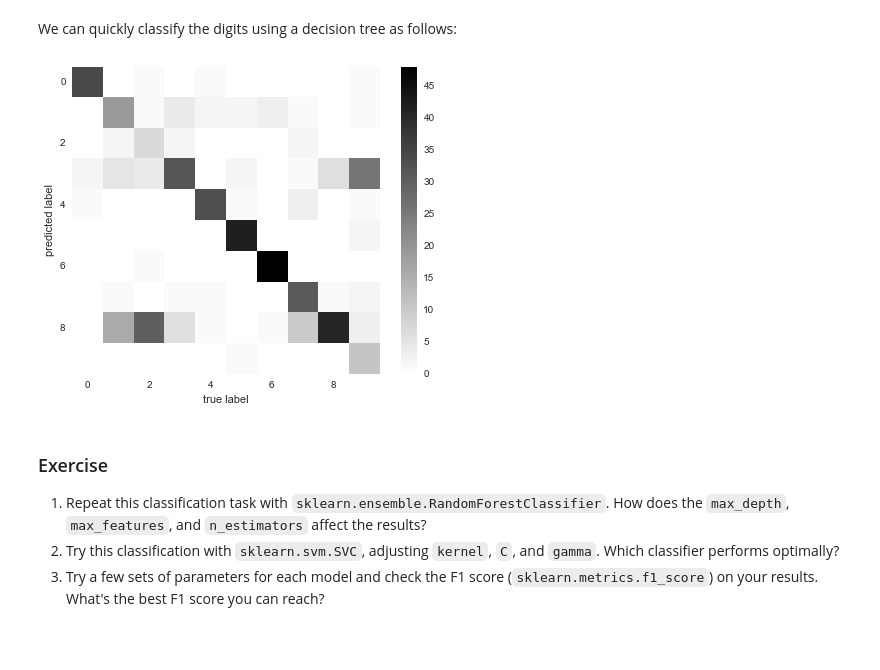
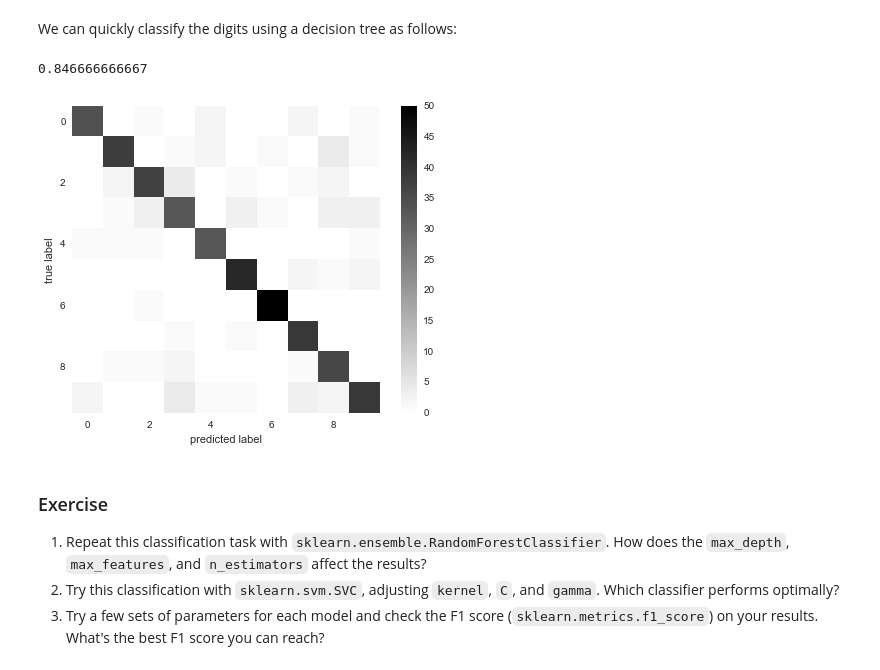
Before and after one commit to jakevdp/OsloWorkshop2014, a Jupyter notebook: notebooks/03.2-Regression-Forests.ipynb, the cells around one changed output. Saved outputs shown, nothing was run; the diff lists cells and outputs as text; code cells hidden in the pictures; blank space fills up the shorter version.

```diff
--- a/notebooks/03.2-Regression-Forests.ipynb
+++ b/notebooks/03.2-Regression-Forests.ipynb
@@ -183,20 +187,23 @@ We can quickly classify the digits using a decision tree as follows:
 # %%
 from sklearn.cross_validation import train_test_split
 from sklearn import metrics
 
 Xtrain, Xtest, ytrain, ytest = train_test_split(X, y, random_state=0)
-clf = DecisionTreeClassifier(max_depth=5)
+clf = DecisionTreeClassifier(max_depth=11)
 clf.fit(Xtrain, ytrain)
 ypred = clf.predict(Xtest)
 
 plt.imshow(metrics.confusion_matrix(ypred, ytest),
            interpolation='nearest', cmap=plt.cm.binary)
 plt.grid(False)
 plt.colorbar()
-plt.xlabel("true label")
-plt.ylabel("predicted label");
+plt.xlabel("predicted label")
+plt.ylabel("true label");
+
+print(metrics.accuracy_score(ypred, ytest))
 # %% [output]
+0.846666666667
-[figure, old version]
+[figure, new version]
 # %% [markdown]
 ### Exercise
 1. Repeat this classification task with ``sklearn.ensemble.RandomForestClassifier``.  How does the ``max_depth``, ``max_features``, and ``n_estimators`` affect the results?
```
Also changed, not shown: parts of 6 cells of this notebook, 6 other files.
